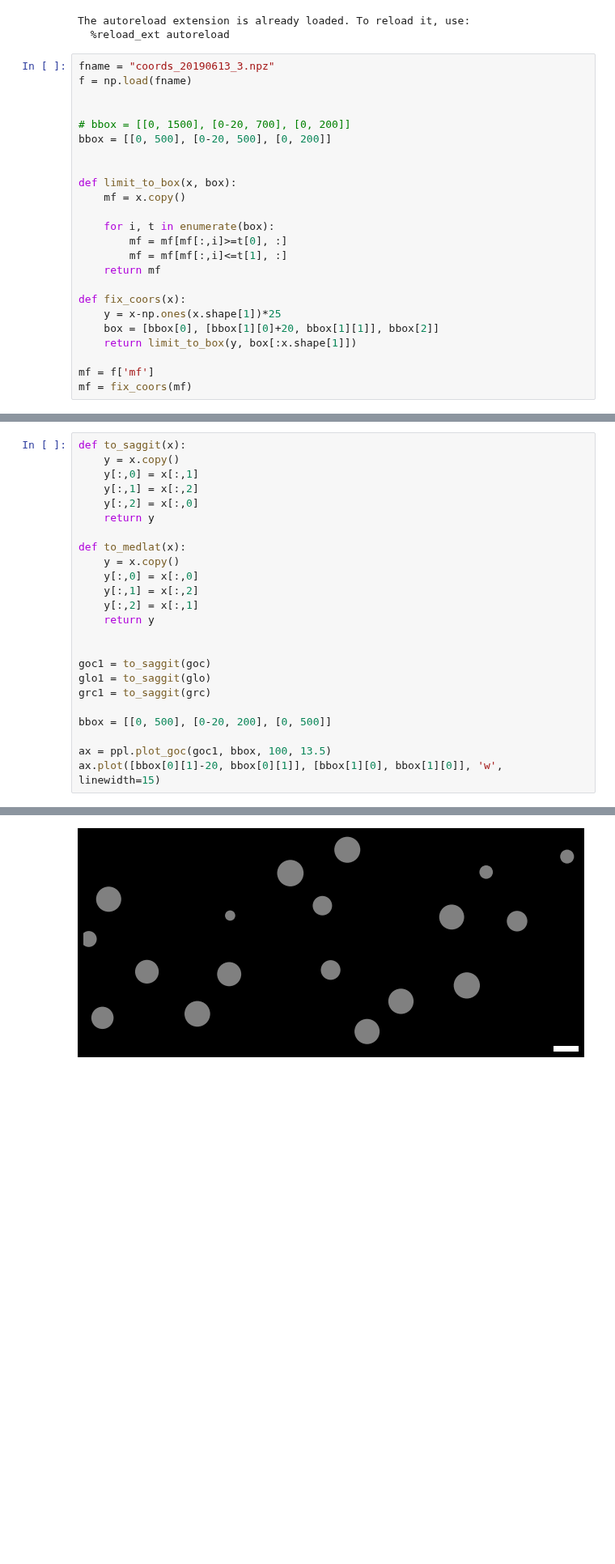
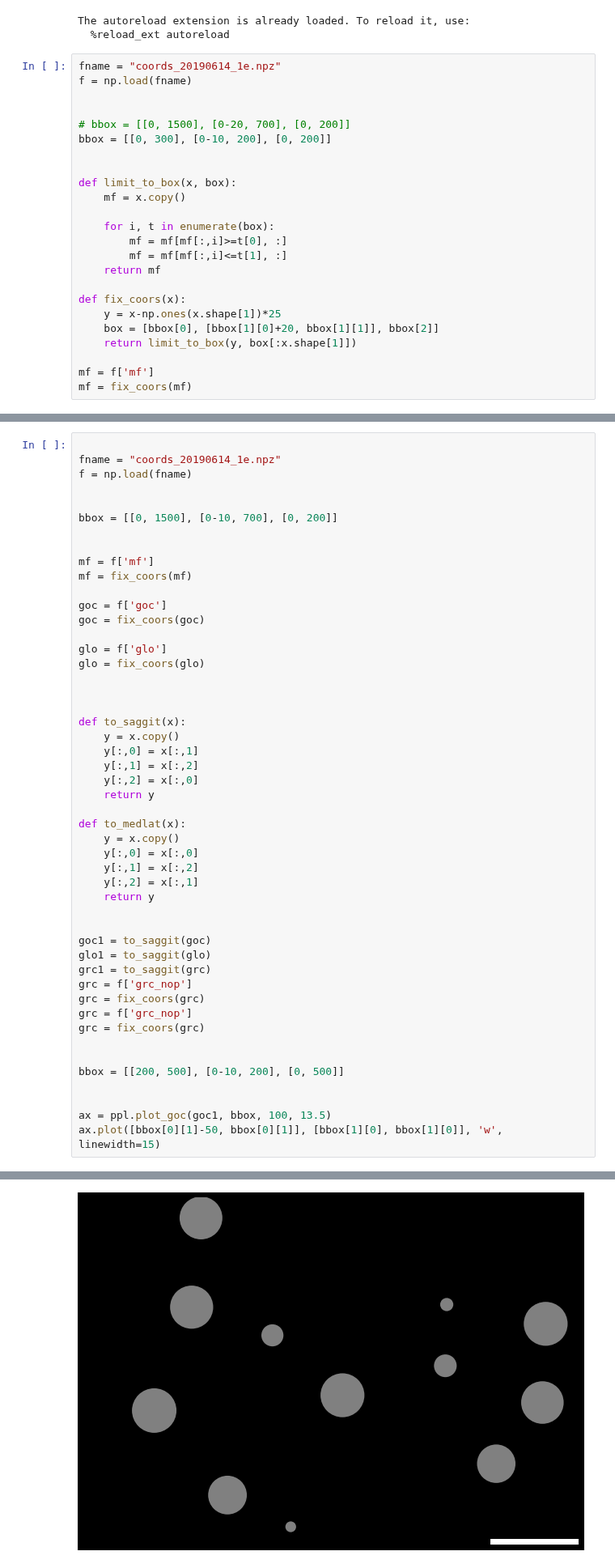
Before and after one commit to CNS-OIST/pycabnn, a Jupyter notebook: docs/fig_POPGEN/plot_pop_gen_figures.ipynb, the cells around one changed output, grey strips where cells are left out. Shown at 81% size. Saved outputs shown, nothing was run; the diff lists cells and outputs as text; blank space fills up the shorter version.

```diff
--- a/docs/fig_POPGEN/plot_pop_gen_figures.ipynb
+++ b/docs/fig_POPGEN/plot_pop_gen_figures.ipynb
@@ -12,12 +12,12 @@ import pds_plots as ppl
 The autoreload extension is already loaded. To reload it, use:
   %reload_ext autoreload
 # %%
-fname = "coords_20190613_3.npz"
+fname = "coords_20190614_1e.npz"
 f = np.load(fname)
 
 
 # bbox = [[0, 1500], [0-20, 700], [0, 200]]
-bbox = [[0, 500], [0-20, 500], [0, 200]]
+bbox = [[0, 300], [0-10, 200], [0, 200]]
 
 
 def limit_to_box(x, box):
@@ -87,30 +90,55 @@ KeyError: 'grc_nop is not a file in the archive'
 # %%
+
+fname = "coords_20190614_1e.npz"
+f = np.load(fname)
+
+
+bbox = [[0, 1500], [0-10, 700], [0, 200]]
+
+
+mf = f['mf']
+mf = fix_coors(mf)
+
+goc = f['goc']
+goc = fix_coors(goc)
+
+glo = f['glo']
+glo = fix_coors(glo)
+
+
+
 def to_saggit(x):
     y = x.copy()
     y[:,0] = x[:,1]
     y[:,1] = x[:,2]
     y[:,2] = x[:,0]
     return y
 
 def to_medlat(x):
     y = x.copy()
     y[:,0] = x[:,0]
     y[:,1] = x[:,2]
     y[:,2] = x[:,1]
     return y
 
 
 goc1 = to_saggit(goc)
 glo1 = to_saggit(glo)
 grc1 = to_saggit(grc)
+grc = f['grc_nop']
+grc = fix_coors(grc)
+grc = f['grc_nop']
+grc = fix_coors(grc)
 
-bbox = [[0, 500], [0-20, 200], [0, 500]]
+
+bbox = [[200, 500], [0-10, 200], [0, 500]]
+
 
 ax = ppl.plot_goc(goc1, bbox, 100, 13.5)
-ax.plot([bbox[0][1]-20, bbox[0][1]], [bbox[1][0], bbox[1][0]], 'w', linewidth=15)
+ax.plot([bbox[0][1]-50, bbox[0][1]], [bbox[1][0], bbox[1][0]], 'w', linewidth=15)
 # %% [output]
 [interactive output not drawn]
 [<matplotlib.lines.Line2D at 0x...>]
-[figure, old version]
+[figure, new version]
 # %%
 ax = ppl.plot_goc_glo((goc1, 13.5), (glo1, 6.6 / 1.75), bbox, 100)
```
Also changed, not shown: parts of 7 cells of this notebook, 13 other files.
